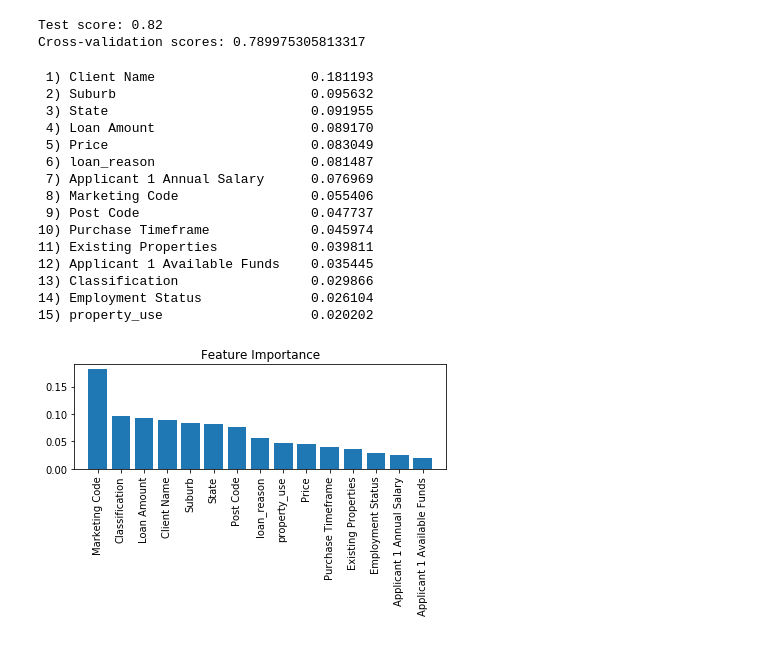
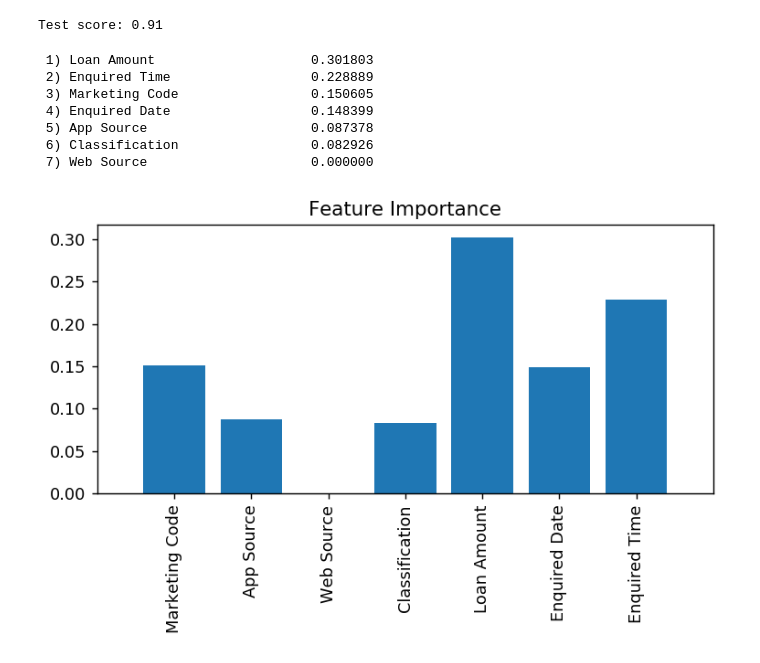
Before and after one commit to MagicMike90/customer-interest, a Jupyter notebook: enquiry.ipynb, the cells around one changed output. Cells and saved outputs as stored; diff of their text form; code cells hidden in the pictures.

```diff
--- a/enquiry.ipynb
+++ b/enquiry.ipynb
@@ -22,0 +37,19 @@ y = df_enquiries['Enquiry Status']
+# %%
+from datetime import datetime
+from dateutil.parser import parse
+
+temp = pd.DatetimeIndex(data_set['Enquired'])
+data_set['Enquired Date'] = pd.to_datetime(temp.date)
+data_set['Enquired Time'] = temp.time
+data_set = data_set.drop(['Enquired'],1)
+
+# filter years
+start_date = '2017-01-01'
+end_date = '2017-12-31'
+mask = (data_set['Enquired Date'] > start_date) & (data_set['Enquired Date'] <= end_date)
+data_set = data_set.loc[mask].reset_index(drop=True)
+
+# X = data_set[['Marketing Code','App Source', 'Web Source', 'Classification','Enquired Date',]]
+X = data_set[data_set.keys()]
+X = X.drop(['Enquiry Status'],1)
+y = data_set[target]
@@ -88,7 +134,7 @@ from sklearn.preprocessing import StandardScaler
 from sklearn.model_selection import train_test_split
 
 # split data and labels into a training and a test set
-X_train, X_test, y_train, y_test = train_test_split(X_new, y, random_state=0)
+X_train, X_test, y_train, y_test = train_test_split(X, y, test_size=0.4, random_state=0)
 # rescale data
 scaler = StandardScaler()
 X_train_scaled = scaler.fit_transform(X_train)
@@ -155,9 +201,7 @@ pred_forest = rfc.predict(X_test)
 print("Test score: {:.2f}".format(rfc.score(X_test_scaled, y_test)))
 
 scores = cross_val_score(rfc, X_test_scaled, y_test)
-print("Cross-validation scores: {}".format(scores.mean()))
-
-
+# print("Cross-validation scores: {}".format(scores.mean()))
 # N = range(1, 100)
 # best_score = 0
 # n_estimators = 1
@@ -171,39 +215,30 @@ print("Cross-validation scores: {}".format(scores.mean()))
 #     print('Score with the data set of top {0} components: {1:.2f}'.format(n, score_n_components))
 # print('best socre is: {1:.2f} with {0} estimators'.format(best_score,n_estimators))
 # %% [output]
-Test score: 0.82
-Cross-validation scores: 0.789975305813317
+Test score: 0.91
 # %%
-feat_labels = X.columns[0:]
+feat_labels = X.columns[:]
 importances = rfc.feature_importances_
 indices = np.argsort(importances)[::-1]
 
 for f in range(X_train.shape[1]):
-    print("%2d) %-*s %f" % (f + 1, 30,feat_labels[indices[f]],importances[indices[f]]))
+    print("%2d) %-*s %f" % (f + 1, 30, feat_labels[indices[f]], importances[indices[f]]))
 
 plt.title('Feature Importance')
-plt.bar(range(X_train.shape[1]),importances[indices],align='center')
+plt.bar(range(X_train.shape[1]),importances,align='center')
 plt.xticks(range(X_train.shape[1]),feat_labels, rotation=90)
 plt.xlim([-1, X_train.shape[1]])
 plt.tight_layout()
 plt.show()
 # %% [output]
- 1) Client Name                    0.181193
- 2) Suburb                         0.095632
- 3) State                          0.091955
- 4) Loan Amount                    0.089170
- 5) Price                          0.083049
- 6) loan_reason                    0.081487
- 7) Applicant 1 Annual Salary      0.076969
- 8) Marketing Code                 0.055406
- 9) Post Code                      0.047737
-10) Purchase Timeframe             0.045974
-11) Existing Properties            0.039811
-12) Applicant 1 Available Funds    0.035445
-13) Classification                 0.029866
-14) Employment Status              0.026104
-15) property_use                   0.020202
+ 1) Loan Amount                    0.301803
+ 2) Enquired Time                  0.228889
+ 3) Marketing Code                 0.150605
+ 4) Enquired Date                  0.148399
+ 5) App Source                     0.087378
+ 6) Classification                 0.082926
+ 7) Web Source                     0.000000
-[figure, old version]
+[figure, new version]
 # %%
 from sklearn.metrics import confusion_matrix
 
```
Also changed, not shown: parts of 13 cells of this notebook, 1 other file.
